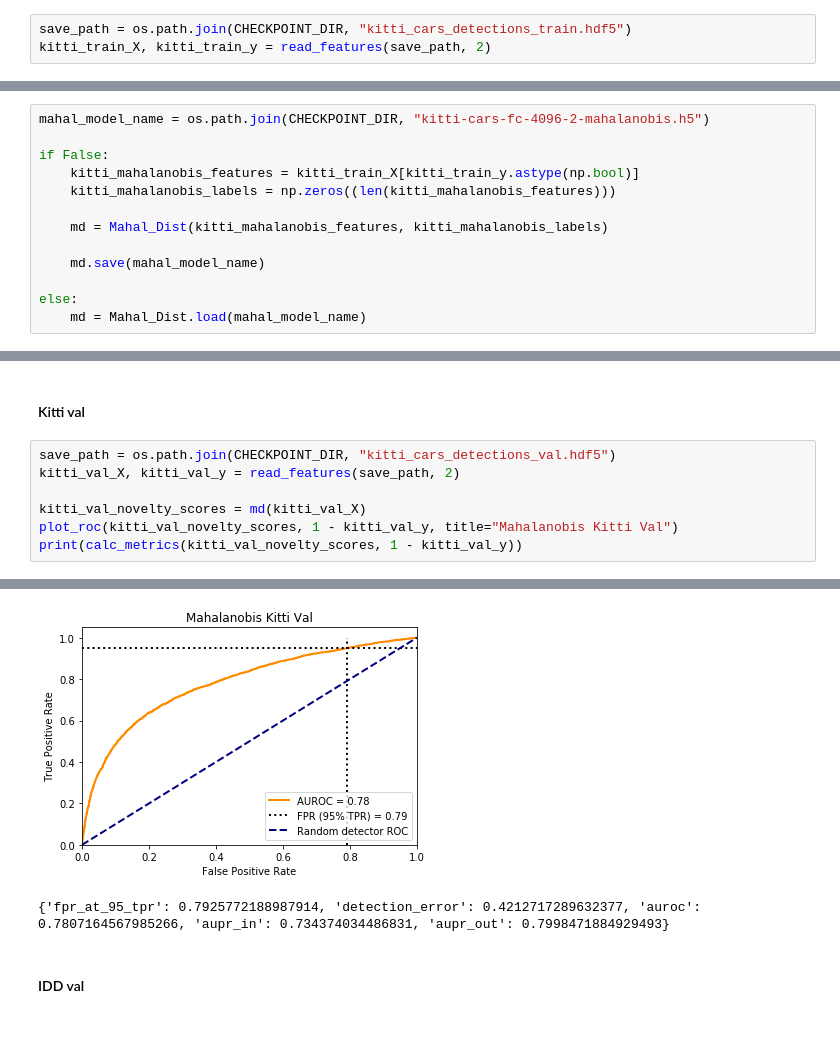
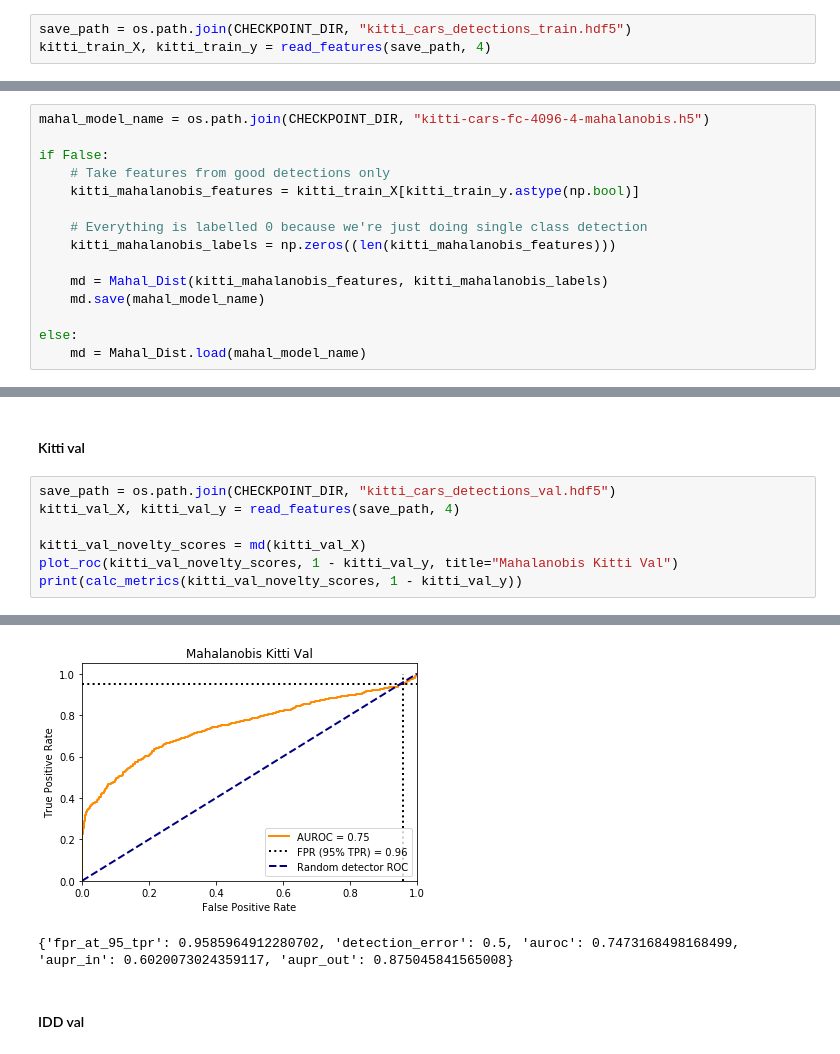
Before and after one commit to BalahariVignesh/simple-faster-rcnn-pytorch, a Jupyter notebook: idd_Cars_OneClass.ipynb, the cells around one changed output, grey strips where cells are left out. Drawn from its saved outputs; the diff is of its cells as text.

```diff
--- a/idd_Cars_OneClass.ipynb
+++ b/idd_Cars_OneClass.ipynb
@@ -518,6 +525,6 @@ print(calc_metrics(idd_val_novelty_scores, 1 - idd_val_y))
 #### Kitti train
 # %%
 save_path = os.path.join(CHECKPOINT_DIR, "kitti_cars_detections_train.hdf5")
-kitti_train_X, kitti_train_y = read_features(save_path, 2)
+kitti_train_X, kitti_train_y = read_features(save_path, 4)
 # %% [output]
 [interactive output not drawn]
@@ -524,12 +535,14 @@ kitti_train_X, kitti_train_y = read_features(save_path, 2)
 # %%
-mahal_model_name = os.path.join(CHECKPOINT_DIR, "kitti-cars-fc-4096-2-mahalanobis.h5")
+mahal_model_name = os.path.join(CHECKPOINT_DIR, "kitti-cars-fc-4096-4-mahalanobis.h5")
 
 if False:
+    # Take features from good detections only
     kitti_mahalanobis_features = kitti_train_X[kitti_train_y.astype(np.bool)]
+
+    # Everything is labelled 0 because we're just doing single class detection
     kitti_mahalanobis_labels = np.zeros((len(kitti_mahalanobis_features)))
 
     md = Mahal_Dist(kitti_mahalanobis_features, kitti_mahalanobis_labels)
-
     md.save(mahal_model_name)
 
 else:
@@ -549,15 +558,15 @@ print(calc_metrics(kitti_train_novelty_scores, 1 - kitti_train_y))
 #### Kitti val
 # %%
 save_path = os.path.join(CHECKPOINT_DIR, "kitti_cars_detections_val.hdf5")
-kitti_val_X, kitti_val_y = read_features(save_path, 2)
+kitti_val_X, kitti_val_y = read_features(save_path, 4)
 
 kitti_val_novelty_scores = md(kitti_val_X)
 plot_roc(kitti_val_novelty_scores, 1 - kitti_val_y, title="Mahalanobis Kitti Val")
 print(calc_metrics(kitti_val_novelty_scores, 1 - kitti_val_y))
 # %% [output]
 [interactive output not drawn]
-[figure, old version]
+[figure, new version]
-{'fpr_at_95_tpr': 0.7925772188987914, 'detection_error': 0.4212717289632377, 'auroc': 0.7807164567985266, 'aupr_in': 0.734374034486831, 'aupr_out': 0.7998471884929493}
+{'fpr_at_95_tpr': 0.9585964912280702, 'detection_error': 0.5, 'auroc': 0.7473168498168499, 'aupr_in': 0.6020073024359117, 'aupr_out': 0.875045841565008}
 # %% [markdown]
 #### IDD val
 # %%
```
Also changed, not shown: parts of 94 cells of this notebook.
